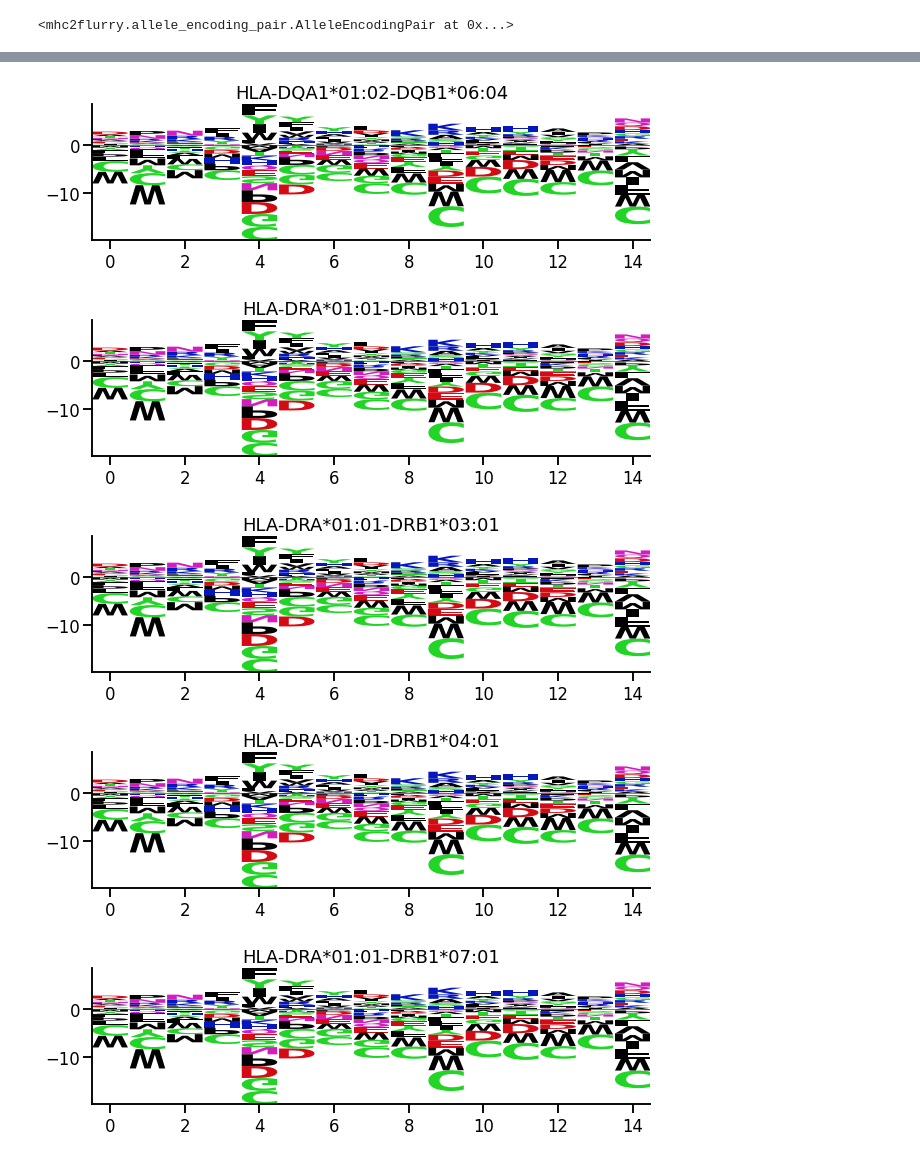
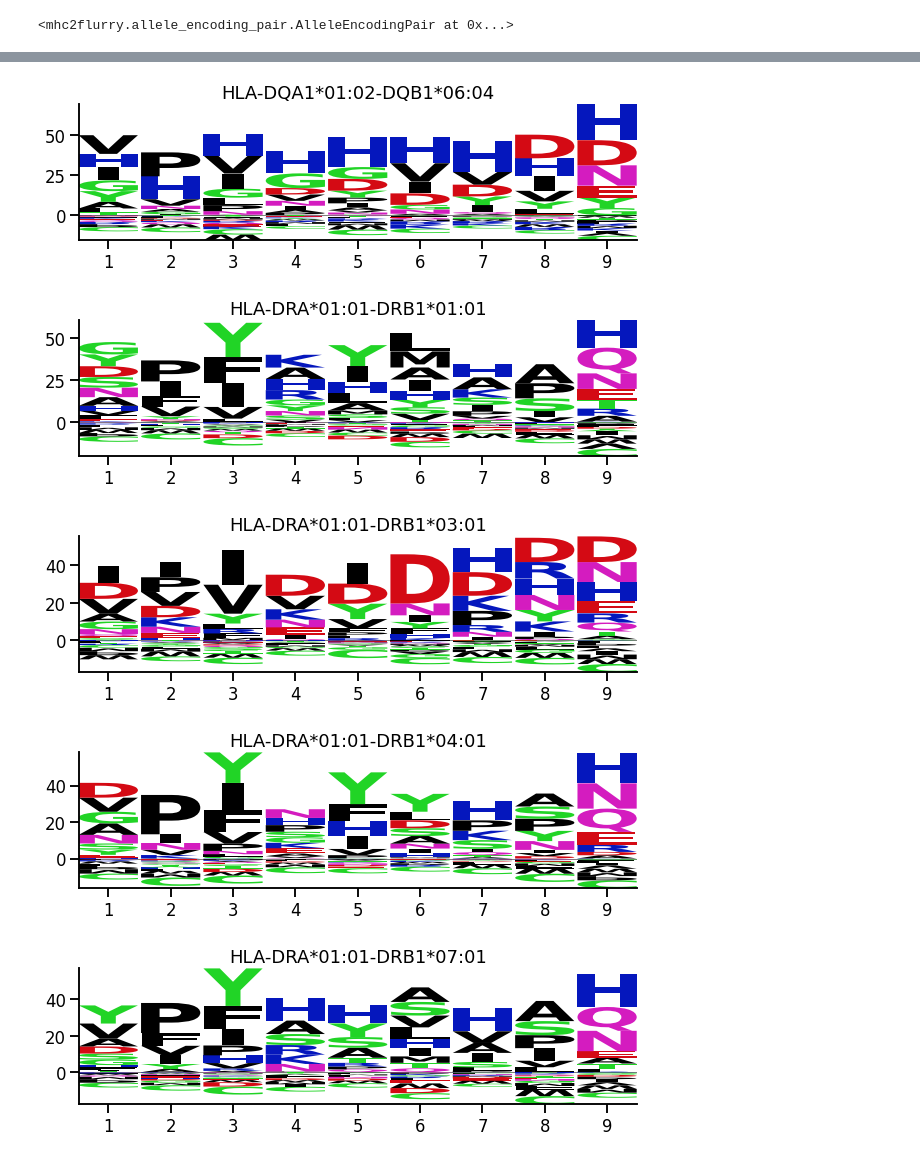
Before and after one commit to openvax/mhc2flurry, a Jupyter notebook: notebooks/1_simple_predictor_pan.ipynb, the cells around one changed output, grey strips where cells are left out. Saved outputs shown, nothing was run; the diff lists cells and outputs as text; code cells hidden in the pictures.

```diff
--- a/notebooks/1_simple_predictor_pan.ipynb
+++ b/notebooks/1_simple_predictor_pan.ipynb
@@ -648,6 +672,6 @@ Validation AUC: 0.80037
 # %%
 # Visualization of motifs
-peptide_length = 15
+peptide_length = 9
 all_proteome_peptides = set()
 for seq in tqdm.tqdm(proteins_df.sequence.values):
     for i in range(len(seq) - peptide_length):
@@ -655,8 +679,9 @@ for seq in tqdm.tqdm(proteins_df.sequence.values):
 
 all_proteome_peptides = pandas.Series(sorted(all_proteome_peptides))
 all_proteome_peptides = all_proteome_peptides[all_proteome_peptides.str.match(aa_regex)]
+all_proteome_peptides = all_proteome_peptides.sample(frac=0.1)
 
-proteome_predictions_df = pandas.DataFrame(index=all_proteome_peptides.values)
+proteome_predictions_df = pandas.DataFrame(index=all_proteome_peptides.values).sample(frac=0.1)
 proteome_predictions_df
 # %% [output]
 |  |
@@ -708,0 +734,7 @@ proteome_predictions_df
+# %%
+plot_df = proteome_predictions_df.sample(frac=0.01)
+plot_df.columns = plot_df.columns.str.replace("HLA-", "").str.replace("DRA*01:01-", "", regex=False).str.replace("-", "\n")
+
+seaborn.set_context('talk')
+pyplot.figure(figsize=(20,16))
+seaborn.pairplot(plot_df, kind='reg')
@@ -732,13 +762,19 @@ Wall time: 9.8 s
 # %%
-for allele in proteome_predictions_df.columns:
-    top_peptides = proteome_predictions_df[allele].nlargest(int(len(proteome_predictions_df) * 0.001))
+def make_logo(allele):
+    top_peptides = proteome_predictions_df[allele].nlargest(int(len(proteome_predictions_df) * 0.01))
     top_peptide_counts = logomaker.alignment_to_matrix(top_peptides.index.to_series())
     pwm = logomaker.transform_matrix(
         top_peptide_counts,
         background=background_counts,
         from_type='counts',
         to_type='weight')
-    logomaker.Logo(pwm)
+    pwm.index += 1
+    adjusted_pwm = pwm.applymap(lambda value: value if value < 0 else value * 10)
+
+    logomaker.Logo(adjusted_pwm)
     pyplot.title(allele)
     seaborn.despine()
+
+for allele in proteome_predictions_df.columns:
+    make_logo(allele)
 # %% [output]
@@ -748,5 +784,5 @@ for allele in proteome_predictions_df.columns:
-[figure, old version]
+[figure, new version]
-[figure, old version]
+[figure, new version]
-[figure, old version]
+[figure, new version]
-[figure, old version]
+[figure, new version]
-[figure, old version]
+[figure, new version]
```
Also changed, not shown: parts of 15 cells of this notebook.
